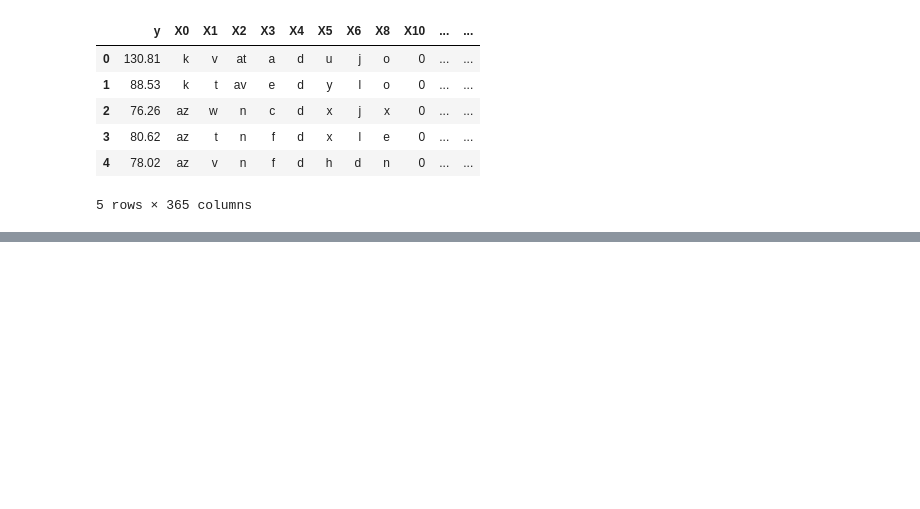
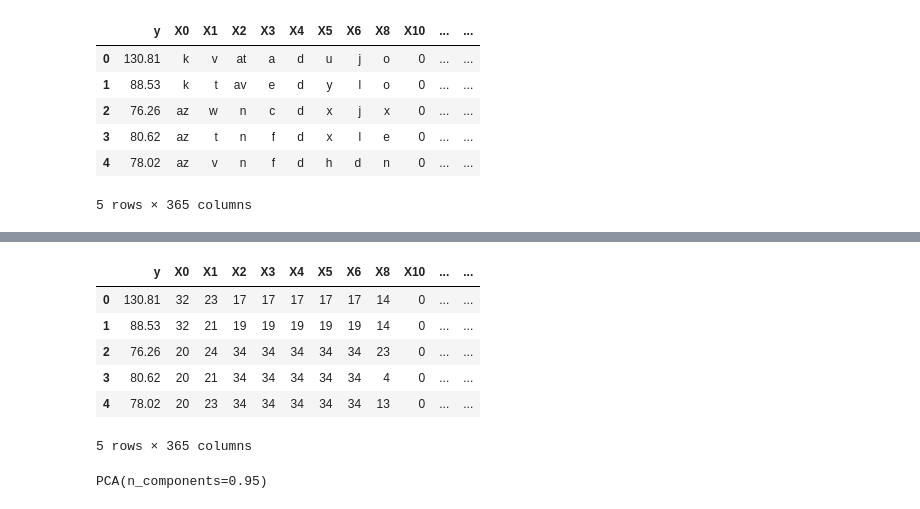
Before and after one commit to mohsensho/machineLearningwithPython, a Jupyter notebook: Mercedes-BenzGreenerManufacturing_Project1.ipynb, the cells around one changed output, grey strips where cells are left out. Saved outputs shown, nothing was run; the diff lists cells and outputs as text; code cells hidden in the pictures; blank space fills up the shorter version.

```diff
--- a/Mercedes-BenzGreenerManufacturing_Project1.ipynb
+++ b/Mercedes-BenzGreenerManufacturing_Project1.ipynb
@@ -128,0 +236,3 @@ train_df.head()
+# %%
+# Encode and transform object data to interger
+train_df['X0'] = label_encoder.fit_transform(train_df['X0'])
@@ -128,0 +245,28 @@ train_df.head()
+# %%
+# Apply same for all columns having object type data
+train_df['X1'] = label_encoder.fit_transform(train_df['X1'])
+train_df['X2'] = label_encoder.fit_transform(train_df['X2'])
+train_df['X3'] = label_encoder.fit_transform(train_df['X2'])
+train_df['X4'] = label_encoder.fit_transform(train_df['X3'])
+train_df['X5'] = label_encoder.fit_transform(train_df['X4'])
+train_df['X6'] = label_encoder.fit_transform(train_df['X5'])
+train_df['X8'] = label_encoder.fit_transform(train_df['X8'])
+# %%
+train_df.head()
+# %% [output]
+|  | y | X0 | X1 | X2 | X3 | X4 | X5 | X6 | X8 | X10 | ... | ... |
+| 0 | 130.81 | 32 | 23 | 17 | 17 | 17 | 17 | 17 | 14 | 0 | ... | ... |
+| 1 | 88.53 | 32 | 21 | 19 | 19 | 19 | 19 | 19 | 14 | 0 | ... | ... |
+| 2 | 76.26 | 20 | 24 | 34 | 34 | 34 | 34 | 34 | 23 | 0 | ... | ... |
+| 3 | 80.62 | 20 | 21 | 34 | 34 | 34 | 34 | 34 | 4 | 0 | ... | ... |
+| 4 | 78.02 | 20 | 23 | 34 | 34 | 34 | 34 | 34 | 13 | 0 | ... | ... |
+5 rows × 365 columns
+# %%
+#Perform dimensionality reduction (PCA)
+from sklearn.decomposition import PCA
+# PCA with 958
+sklearn_pca = PCA(n_components=0.95)
+
+sklearn_pca.fit(train_df)
+# %% [output]
+PCA(n_components=0.95)
```
Also changed, not shown: parts of 9 cells of this notebook.
